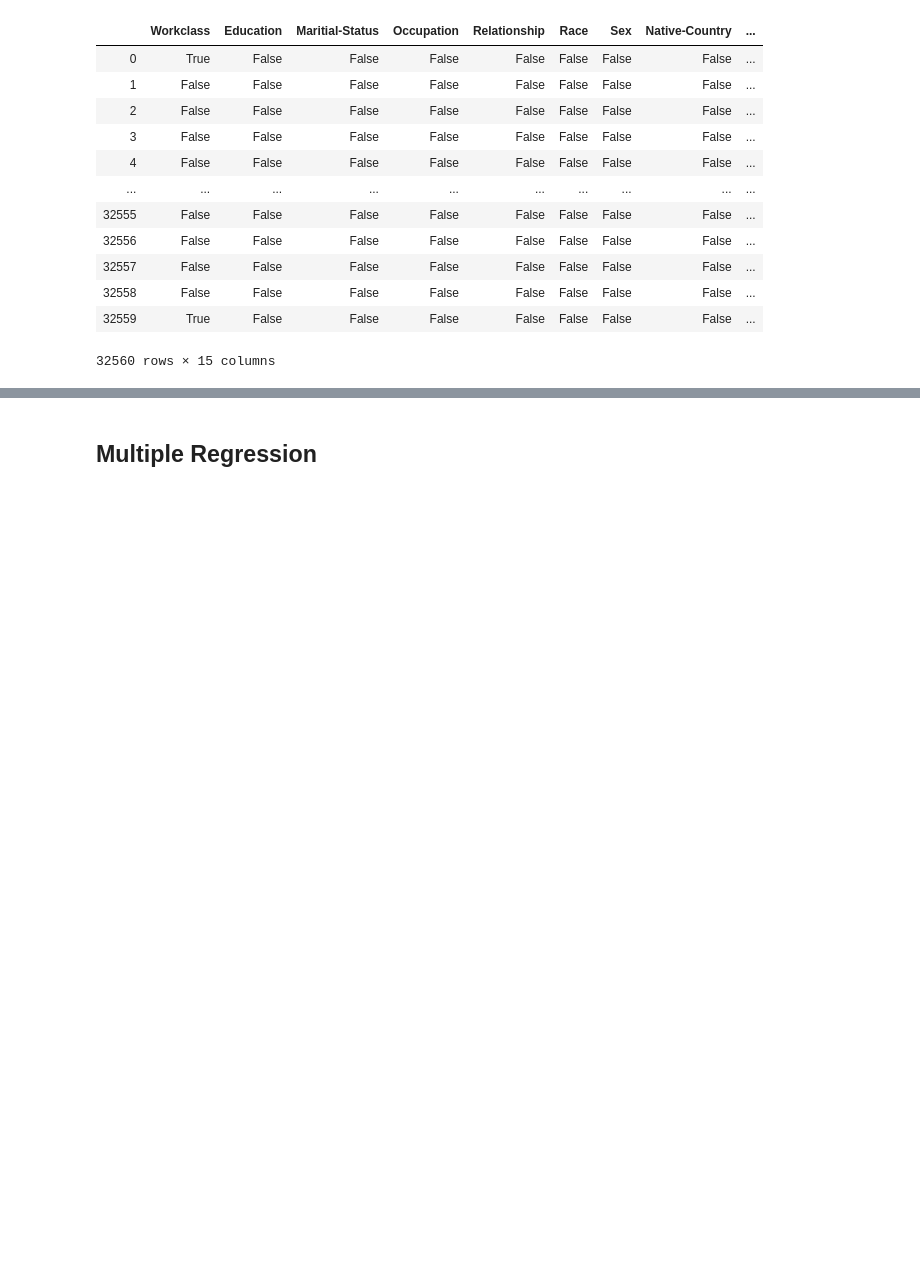
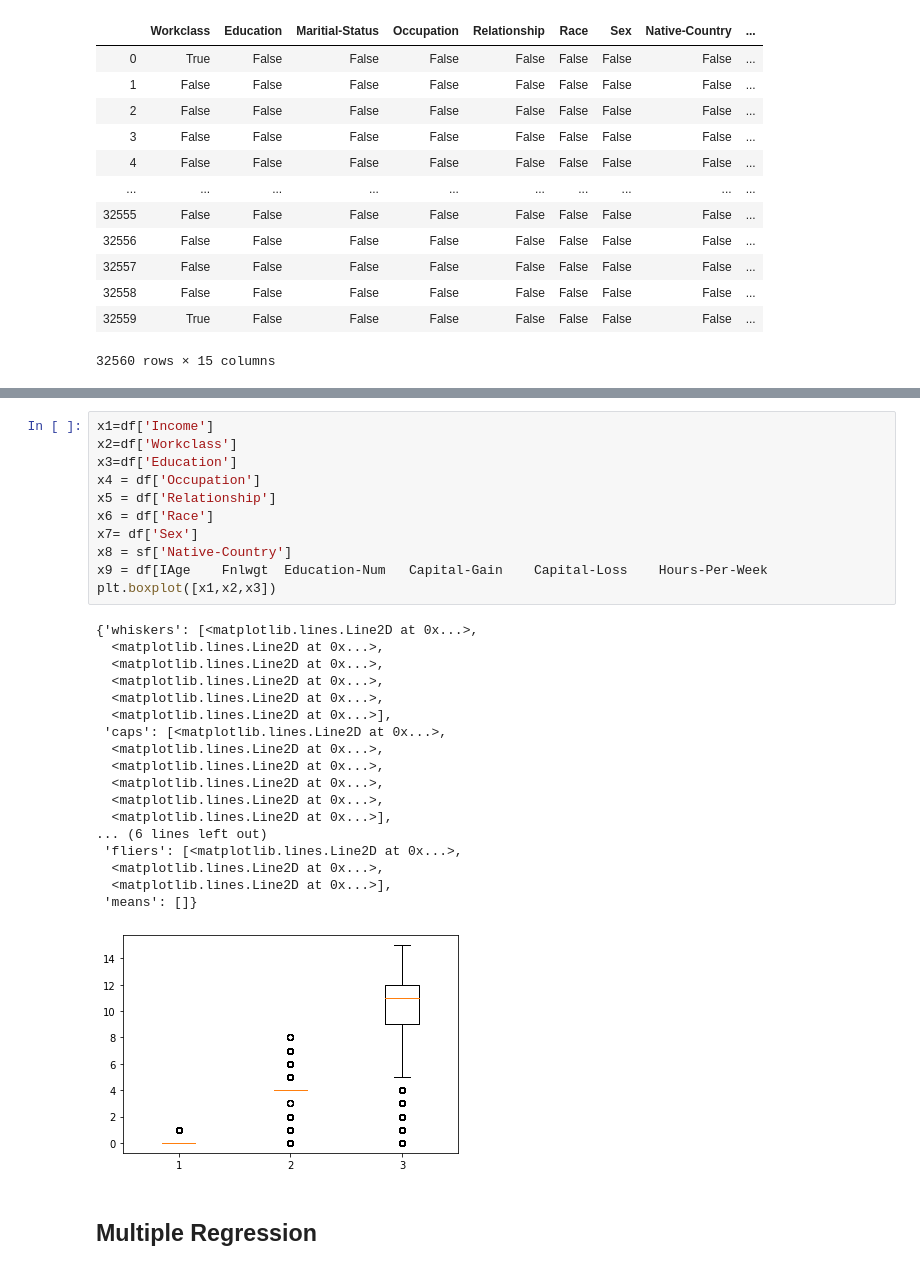
Before and after one commit to Aaronportal465/HowToGetRich, a Jupyter notebook: Project Take 1.ipynb, the cells around one changed output, grey strips where cells are left out. Cells and saved outputs as stored; diff of their text form; blank space fills up the shorter version.

Commit message:
added a plot and fixed bugs

```diff
--- a/Project Take 1.ipynb
+++ b/Project Take 1.ipynb
@@ -132,3 +150,33 @@ print(df < (Q1 - 1.5 * IQR)) or (df > (Q3 + 1.5 * IQR))
+# %%
+x1=df['Income']
+x2=df['Workclass']
+x3=df['Education']
+x4 = df['Occupation']
+x5 = df['Relationship']
+x6 = df['Race']
+x7= df['Sex']
+x8 = sf['Native-Country']
+x9 = df[IAge	Fnlwgt	Education-Num	Capital-Gain	Capital-Loss	Hours-Per-Week
+plt.boxplot([x1,x2,x3])
+# %% [output]
+{'whiskers': [<matplotlib.lines.Line2D at 0x...>,
+  <matplotlib.lines.Line2D at 0x...>,
+  <matplotlib.lines.Line2D at 0x...>,
+  <matplotlib.lines.Line2D at 0x...>,
+  <matplotlib.lines.Line2D at 0x...>,
+  <matplotlib.lines.Line2D at 0x...>],
+ 'caps': [<matplotlib.lines.Line2D at 0x...>,
+  <matplotlib.lines.Line2D at 0x...>,
+  <matplotlib.lines.Line2D at 0x...>,
+  <matplotlib.lines.Line2D at 0x...>,
+  <matplotlib.lines.Line2D at 0x...>,
+  <matplotlib.lines.Line2D at 0x...>],
+... (6 lines left out)
+ 'fliers': [<matplotlib.lines.Line2D at 0x...>,
+  <matplotlib.lines.Line2D at 0x...>,
+  <matplotlib.lines.Line2D at 0x...>],
+ 'means': []}
+[figure, added]
 # %% [markdown]
 ## <b> Multiple Regression </b>
 # %%
```
Also changed, not shown: parts of 1 cell of this notebook.
